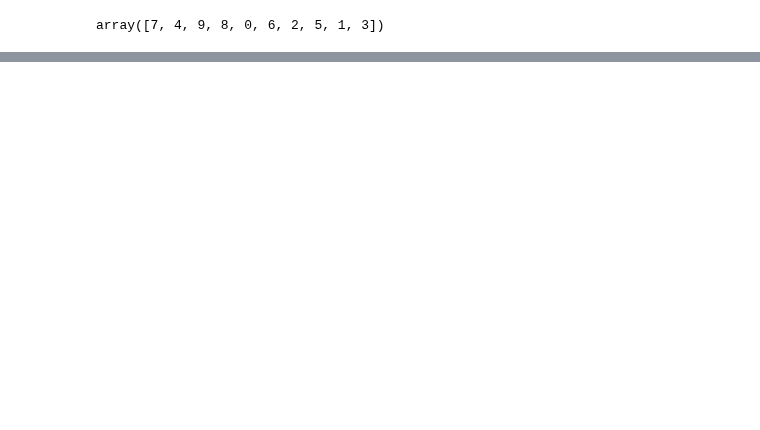
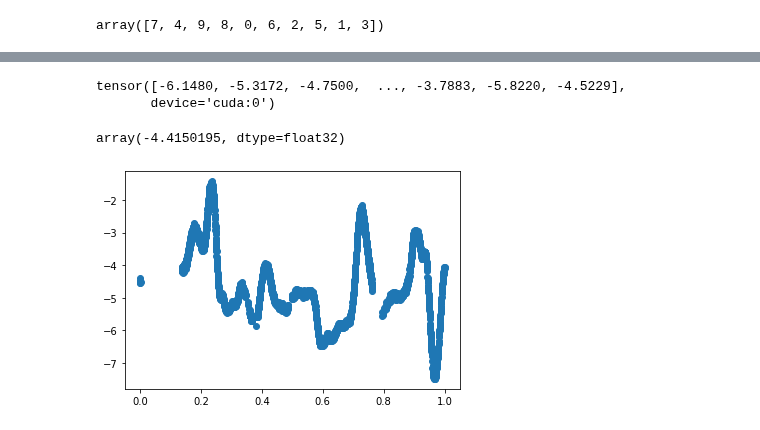
Before and after one commit to NinelK/CopulaGP, a Jupyter notebook: examples/shuttle/Shuttle.ipynb, the cells around one changed output, grey strips where cells are left out. Drawn from its saved outputs; the diff is of its cells as text; code cells hidden in the pictures; blank space fills up the shorter version.

```diff
--- a/examples/shuttle/Shuttle.ipynb
+++ b/examples/shuttle/Shuttle.ipynb
@@ -129,3 +199,15 @@ copgpT = vine.log_prob(test_y).mean()
+# %%
+# plt.plot(lls)
+vine_base.entropy(v=True,sem_tol=0.1,mc_size=2000)
+# %% [output]
+tensor([-6.1480, -5.3172, -4.7500,  ..., -3.7883, -5.8220, -4.5229],
+       device='cuda:0')
+# %%
+plt.scatter(trained['Xt'],Out[10].cpu().numpy())
+Out[10].mean().cpu().numpy()
+# %% [output]
+array(-4.4150195, dtype=float32)
+[figure, added]
 # %%
 # calculate marginal conditional entropies H(Y_i|X)
 from MI import HYgX
```
Also changed, not shown: parts of 12 cells of this notebook, 25 other files.
